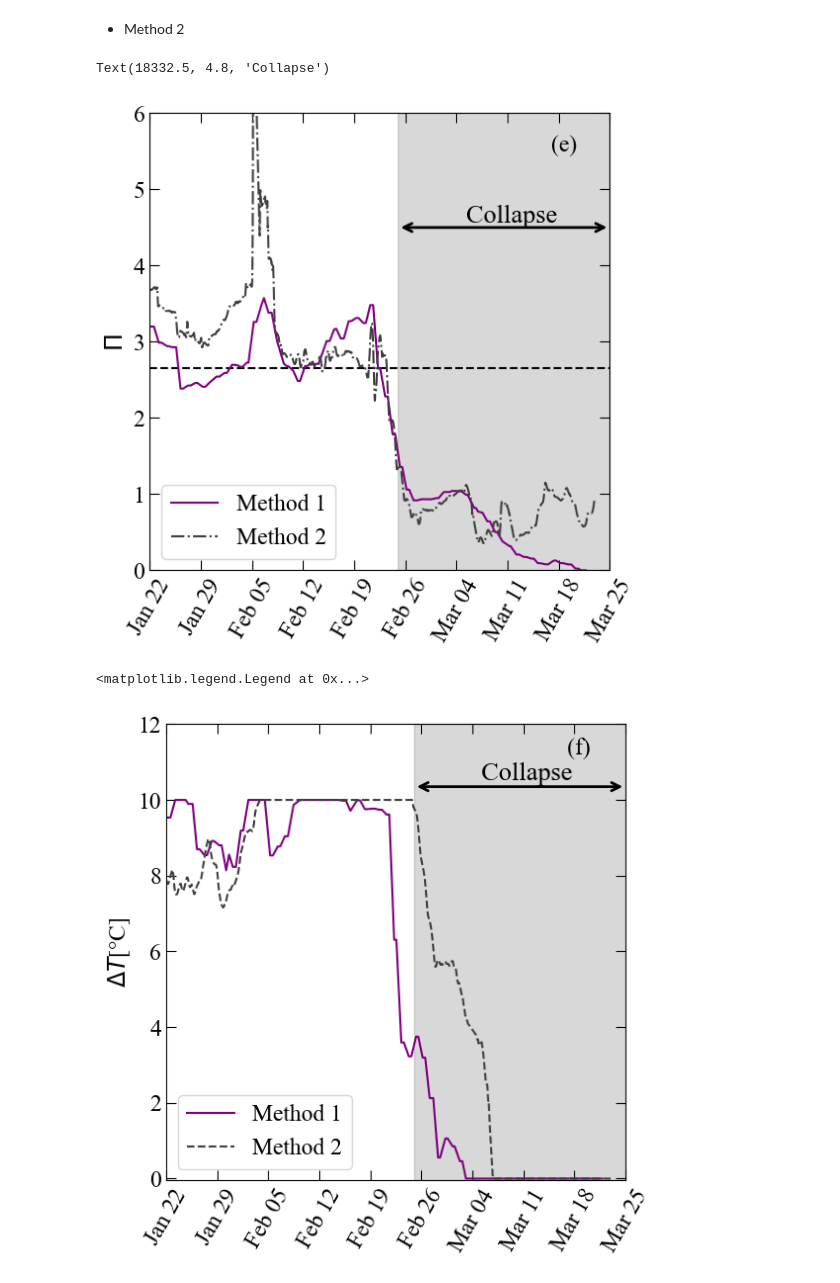
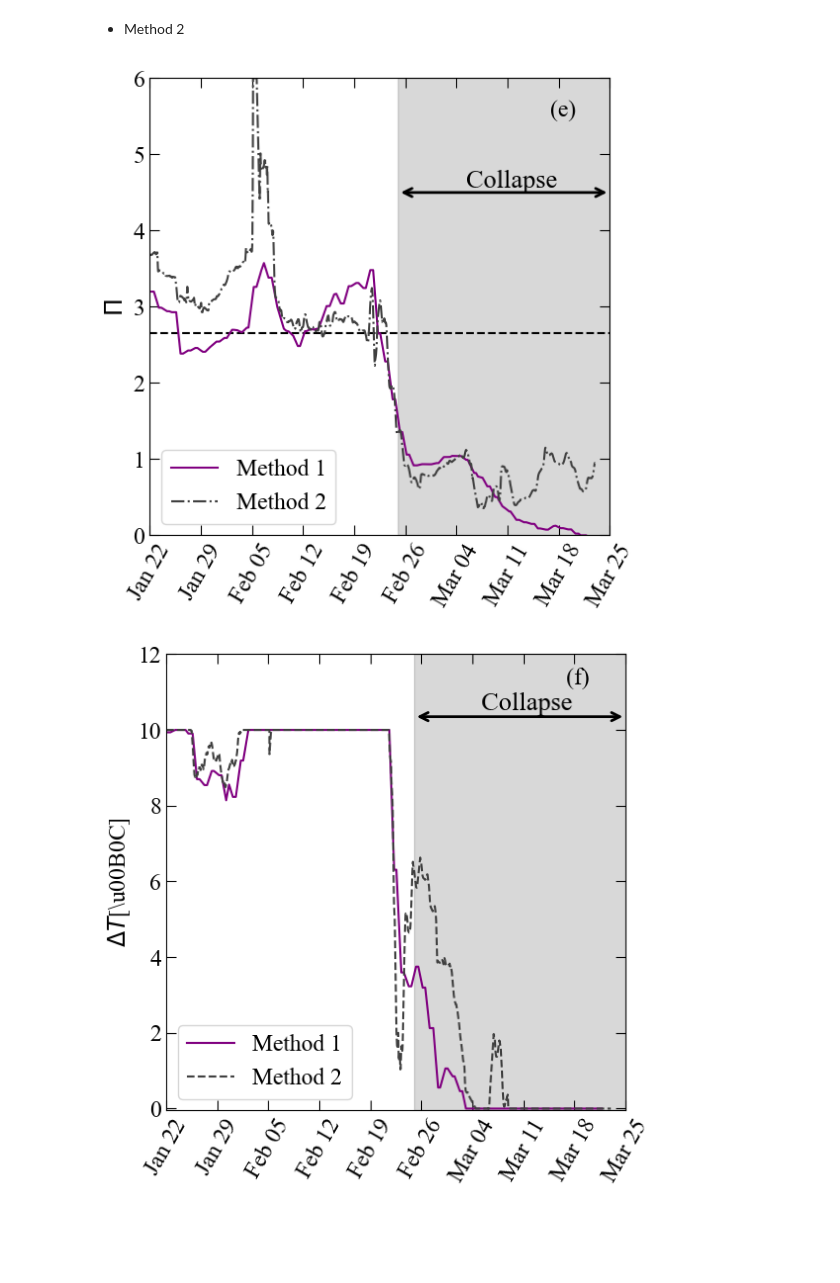
Before and after one commit to Karina-AriasCalluari/Temperature-in-beehives, a Jupyter notebook: unstable_hive.ipynb, the cells around one changed output. Drawn from its saved outputs; the diff is of its cells as text; code cells hidden in the pictures; blank space fills up the shorter version.

```diff
--- a/unstable_hive.ipynb
+++ b/unstable_hive.ipynb
@@ -85,7 +85,7 @@ Index_min=[ ]
 Index_min_hive=[ ]
 Delta_day=[-1]
 for i in range(len(Dates)):
-    delta_time = Dates[i]- Dates[23]# Considering sunset from sunset 5:00 p.m to 5:00 p.m  [23] for this data set 2[23]
+    delta_time = Dates[i]- Dates[24]# Considering sunset from sunset 5:00 p.m to 5:00 p.m  [24] for this data set 2[24]
     if delta_time.days > t:
         if i-1 > j:
             index=np.where(E_T[j:i]==np.min(E_T[j:i]))[0]# It will calculate the minimun value ET from [j to i-1] reason [i-1]>j
@@ -202,19 +202,17 @@ Pi,Td,delta,ll,ul,m,b,Time=Method1(ET_HT_d_sorted,tw,tw_limit_1,tw_limit_2,x_1,x
 # %% [markdown]
 - Method 2
 # %%
-Covariance, Cross_Correlation,Std_H,Std_ET,T_des,E_T_roll,H_T_roll=Method2(Dates,H_T,E_T,T_desired,tw,tw_limit_1_second,tw_limit_2_second,shift)
+Covariance, Cross_Correlation,Std_H,Std_ET,T_des,E_T_roll,H_T_roll,Dates_=Method2(Dates,H_T,E_T,T_desired,tw,tw_limit_1_second,tw_limit_2_second,shift)
 # %%
 slope_2=np.array(Cross_Correlation*np.array(Std_H)/np.array(Std_ET))
 Pi_2=-np.log(slope_2)
-Delta_2=np.array(T_des)-E_T_roll+(H_T_roll-np.array(T_des))/(np.exp(-slope_2))
+
+indexes=np.where(Pi_2>=6) #Thereshold for \Pi
+Pi_2[indexes]=6
+Delta_2=np.array(T_des)-E_T_roll+(H_T_roll-np.array(T_des))/(np.exp(-Pi_2))
 Delta_2[Delta_2>10] =10
 Delta_2[Delta_2<0] = 0
-#Omit any values from negative cross-correlation:
-index_omit=np.where(np.array(Cross_Correlation)<0)
-Pi_2=np.delete(Pi_2,index_omit)
-Delta_2=np.delete(Delta_2,index_omit)
-
-Dates=np.delete(Dates,index_omit)
+#Note: Method 2 already omits any values with negative cross-correlation.
 # %%
 fig=plt.figure(figsize=(6,6))
 ax10 = fig.add_subplot(111)
@@ -222,9 +220,9 @@ ax10 = fig.add_subplot(111)
 P_i_=2.66
 ax10 .axhline(y=P_i_, color='k', linestyle='--')
 ax10.plot(ET_HT_d_sorted[:,2],Pi,color="purple",label="Method 1")
-ax10.plot(Dates,Pi_2,linestyle="-.",color=(0.25, 0.25, 0.25),label="Method 2")
+ax10.plot(Dates_,Pi_2,linestyle="-.",color=(0.25, 0.25, 0.25),label="Method 2")
 
-ax10.set_ylabel('$\Pi$ ',fontsize=17)
+ax10.set_ylabel(r'$\Pi$ ',fontsize=17)
 ax10 .set_ylim([0,6])
 plt.xticks(rotation=60)
 ax10.tick_params(axis='both',direction="in", which='both', top=True, bottom=True, left=True, right=True, labelsize=17, length=7,labelbottom='off')
@@ -256,51 +254,49 @@ ax10.add_patch(arrow)
 # Optionally add a label
 ax10.text(date2num(datetime(2020, 3, 11, 12, 0)), 4.8, 'Collapse', ha='center', va='top', fontsize=19)
 
-#plt.savefig('Pi_unstable.pdf', format='pdf', dpi=700, bbox_inches='tight')
+plt.savefig('Pi_unstable.pdf', format='pdf', dpi=700, bbox_inches='tight')
 # %% [output]
-Text(18332.5, 4.8, 'Collapse')
-[figure, old version]
+[figure, new version]
 # %%
 fig=plt.figure(figsize=(6,6))
 ax14 = fig.add_subplot(111)
 
 
 ax14.plot(ET_HT_d_sorted[:,2], delta, color="purple",label="Method 1")
-ax14.plot(Dates,Delta_2,"--",color=(0.25, 0.25, 0.25),label="Method 2")
-ax14.set_ylabel('$\Delta T$[\u00B0C]',fontsize=17)
+ax14.plot(Dates_,Delta_2,"--",color=(0.25, 0.25, 0.25),label="Method 2")
+ax14.set_ylabel(r'$\Delta T$[\u00B0C]',fontsize=17)
 # Rotate the x-axis label
 plt.xticks(rotation=60)
 ax14.tick_params(axis='both',direction="in", which='both', top=True, bottom=True, left=True, right=True, labelsize=17, length=7,labelbottom='off')
 date_formatter = mdates.DateFormatter("%b %d")
 ax14.xaxis.set_major_formatter(date_formatter)
 ax14 .set_ylim([-0.05,12])
 start_date = datetime(2020, 1, 22, 00, 00);end_date = datetime(2020, 3, 25, 0, 0)
 
 
 xticks_dates = [start_date + timedelta(days=7*i) for i in range((end_date - start_date).days // 7 + 1)]
 date_format = mdates.DateFormatter('%b %d')  # Format as "Month Day" (e.g., "Nov 01")
 ax14.xaxis.set_major_formatter(date_format)
 ax14.set_xlim(start_date, end_date)
 ax14.set_xticks(xticks_dates)
 
 ax14.text(np.array(Dates)[Index_min][-7], 11.2, '(f)', fontsize=17)
 ax14.axvspan(datetime(2020, 2, 25, 00, 00), end_date, color='gray', alpha=0.3) #From supplementarymaterial
 
 # Double-headed arrow: from point A to point B
 arrow = FancyArrowPatch((date2num(datetime(2020, 2, 25, 0, 0)), 10.35), (date2num(end_date), 10.35),
                         arrowstyle='<->',
                         color='black',
                         mutation_scale=15,
                         linewidth=2)
 
 ax14.add_patch(arrow)
 
 # Optionally add a label
 ax14.text(date2num(datetime(2020, 3, 11, 12, 0)), 11.0, 'Collapse', ha='center', va='top', fontsize=19)
 
 
 plt.legend(loc='lower left', fontsize=17)
-#plt.savefig('Delta_unstable.pdf', format='pdf', dpi=700, bbox_inches='tight')
+plt.savefig('Delta_unstable.pdf', format='pdf', dpi=700, bbox_inches='tight')
 # %% [output]
-<matplotlib.legend.Legend at 0x...>
-[figure, old version]
+[figure, new version]
```
Also changed, not shown: 25 other files.
